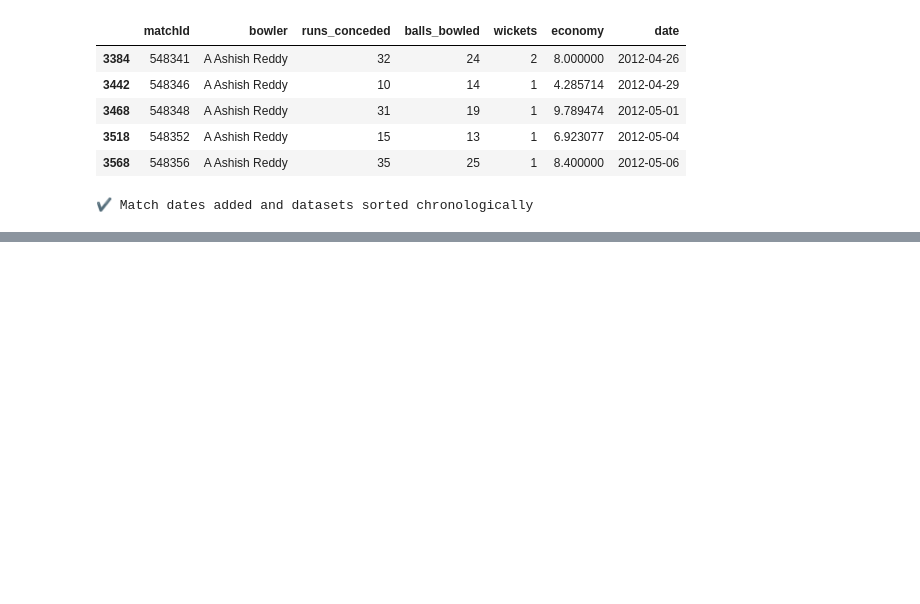
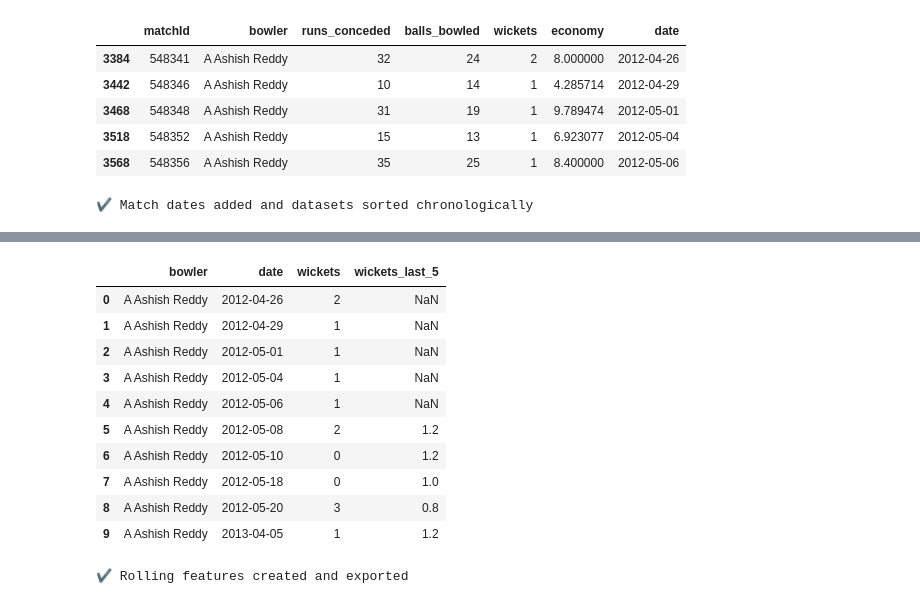
Before and after one commit to angirekulamanoj19-dotcom/Cricket-Player-Performance-Prediction---Group-1-, a Jupyter notebook: cricketplayeranalysis.ipynb, the cells around one changed output, grey strips where cells are left out. Cells and saved outputs as stored; diff of their text form; code cells hidden in the pictures; blank space fills up the shorter version.

Commit message:
After creating match-level player stats, I added temporal rolling performance features (last 5 & 10 matches) for batting and bowling while ensuring no data leakage.

```diff
--- a/cricketplayeranalysis.ipynb
+++ b/cricketplayeranalysis.ipynb
@@ -1380,0 +1427,62 @@ print("✔ Match dates added and datasets sorted chronologically")
+# %%
+bat_df["runs_last_5"] = (
+    bat_df.groupby("batsman")["runs_scored"]
+    .transform(lambda x: x.shift(1).rolling(5).mean())
+)
+
+bat_df["runs_last_10"] = (
+    bat_df.groupby("batsman")["runs_scored"]
+    .transform(lambda x: x.shift(1).rolling(10).mean())
+)
+# %%
+bat_df["sr_last_5"] = (
+    bat_df.groupby("batsman")["strike_rate"]
+    .transform(lambda x: x.shift(1).rolling(5).mean())
+)
+
+bat_df["sr_last_10"] = (
+    bat_df.groupby("batsman")["strike_rate"]
+    .transform(lambda x: x.shift(1).rolling(10).mean())
+)
+# %%
+bowl_df["wickets_last_5"] = (
+    bowl_df.groupby("bowler")["wickets"]
+    .transform(lambda x: x.shift(1).rolling(5).mean())
+)
+
+bowl_df["wickets_last_10"] = (
+    bowl_df.groupby("bowler")["wickets"]
+    .transform(lambda x: x.shift(1).rolling(10).mean())
+)
+# %%
+bowl_df["eco_last_5"] = (
+    bowl_df.groupby("bowler")["economy"]
+    .transform(lambda x: x.shift(1).rolling(5).mean())
+)
+
+bowl_df["eco_last_10"] = (
+    bowl_df.groupby("bowler")["economy"]
+    .transform(lambda x: x.shift(1).rolling(10).mean())
+)
+# %%
+bat_df[["batsman", "date", "runs_scored", "runs_last_5"]].head(10)
+bowl_df[["bowler", "date", "wickets", "wickets_last_5"]].head(10)
+# %% [output]
+|  | bowler | date | wickets | wickets_last_5 |
+| 0 | A Ashish Reddy | 2012-04-26 | 2 | NaN |
+| 1 | A Ashish Reddy | 2012-04-29 | 1 | NaN |
+| 2 | A Ashish Reddy | 2012-05-01 | 1 | NaN |
+| 3 | A Ashish Reddy | 2012-05-04 | 1 | NaN |
+| 4 | A Ashish Reddy | 2012-05-06 | 1 | NaN |
+| 5 | A Ashish Reddy | 2012-05-08 | 2 | 1.2 |
+| 6 | A Ashish Reddy | 2012-05-10 | 0 | 1.2 |
+| 7 | A Ashish Reddy | 2012-05-18 | 0 | 1.0 |
+| 8 | A Ashish Reddy | 2012-05-20 | 3 | 0.8 |
+| 9 | A Ashish Reddy | 2013-04-05 | 1 | 1.2 |
+# %%
+bat_df.to_csv("player_match_batting_with_rolling.csv", index=False)
+bowl_df.to_csv("player_match_bowling_with_rolling.csv", index=False)
+
+print("✔ Rolling features created and exported")
+# %% [output]
+✔ Rolling features created and exported
```
Also changed, not shown: parts of 5 cells of this notebook.
